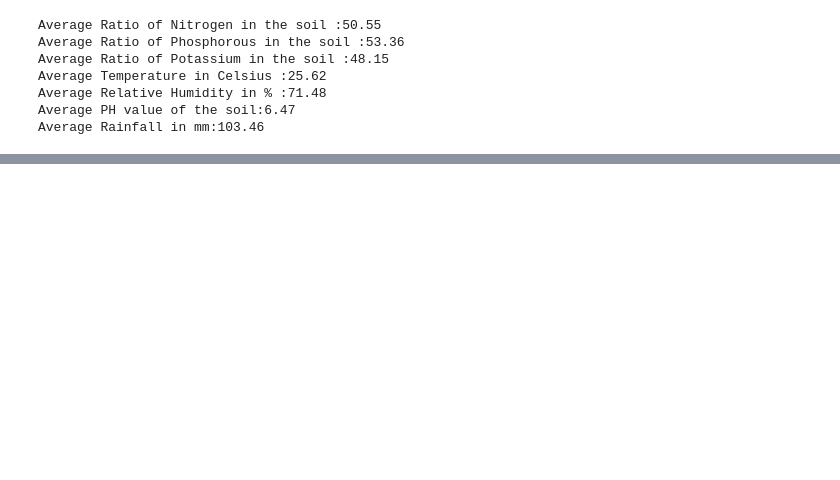
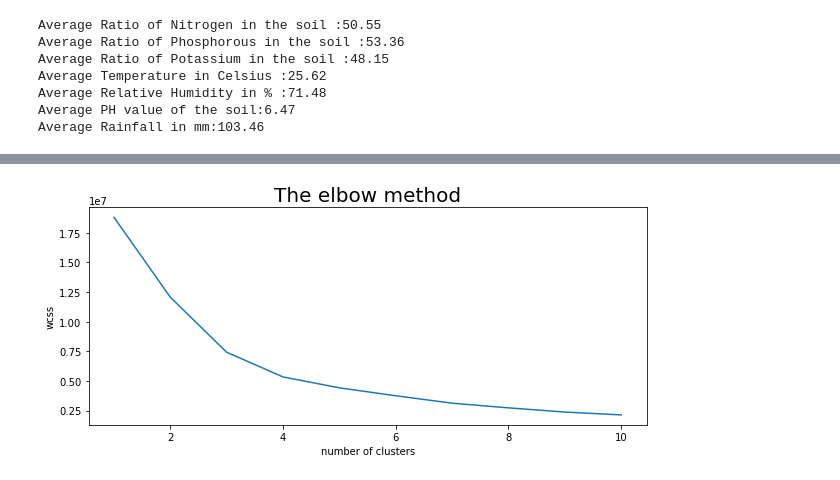
Before and after one commit to fasmina-nasar/AgriCulProdOpt, a Jupyter notebook: Optimising Agricultural Prodution.ipynb, the cells around one changed output, grey strips where cells are left out. Drawn from its saved outputs; the diff is of its cells as text; code cells hidden in the pictures; blank space fills up the shorter version.

```diff
--- a/Optimising Agricultural Prodution.ipynb
+++ b/Optimising Agricultural Prodution.ipynb
@@ -124,0 +260,18 @@ interactive(children=(Dropdown(description='crops', options=('pigeonpeas', 'grap
+# %%
+# Lets try to cluster these crops
+
+# import the warning library so that we can avoid warnings
+
+from sklearn.cluster import KMeans
+import warnings
+warnings.filterwarnings('ignore')
+
+# lets select the spending scores and annual income column from the data
+x=data.loc[:,['N','P','K','temperature','ph','humidity','rainfall']].values
+
+# lets check the shape of x
+print(x.shape)
+
+# lets convert this data into dataframe
+x_data=pd.DataFrame(x)
+x_data.head()
@@ -124,0 +286,19 @@ interactive(children=(Dropdown(description='crops', options=('pigeonpeas', 'grap
+# %%
+# lets determine the optimum number of clusters within the dataset
+
+plt.rcParams['figure.figsize']=(10,4)
+
+wcss=[]
+for i in range(1,11):
+    km=KMeans(n_clusters=i,init='k-means++',max_iter=300,n_init=10,random_state=0)
+    km.fit(x)
+    wcss.append(km.inertia_)
+
+# lets plot the result
+plt.plot(range(1,11),wcss)
+plt.title('The elbow method',fontsize=20)
+plt.xlabel('number of clusters')
+plt.ylabel('wcss')
+plt.show()
+# %% [output]
+[figure, added]
```
Also changed, not shown: parts of 18 cells of this notebook.
